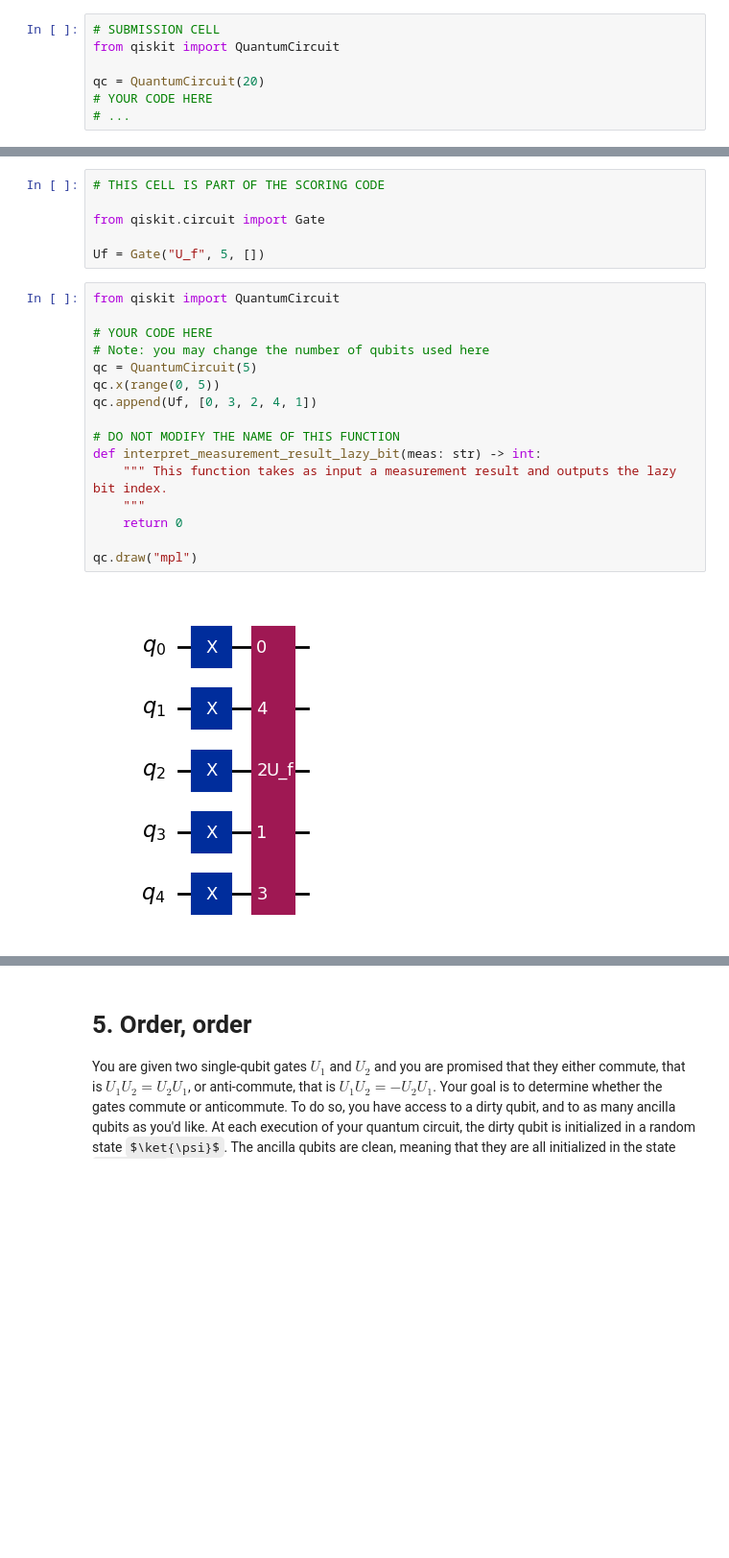
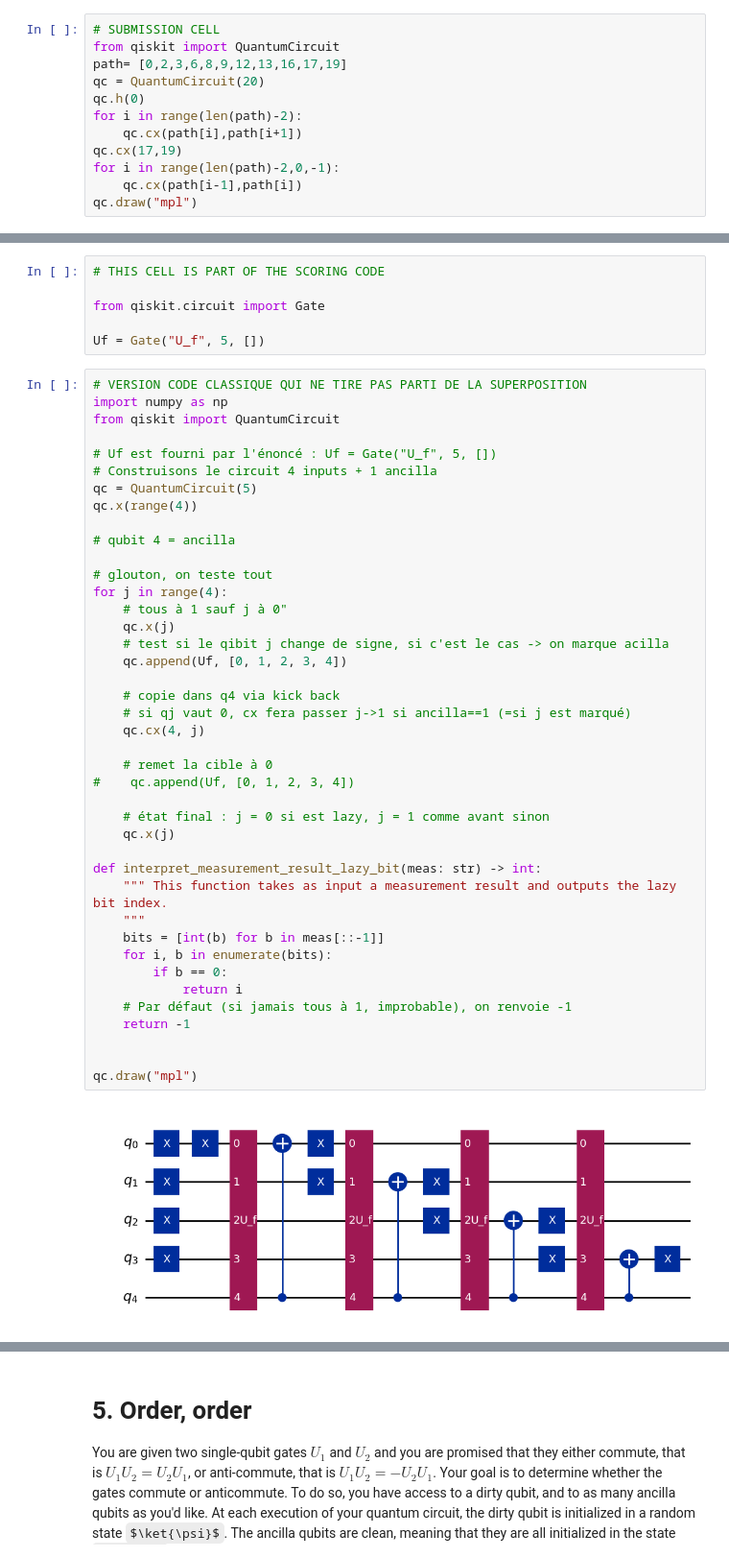
Before and after one commit to chaotiquetaurus/hackaton_interesemestre2, a Jupyter notebook: question_clean_team2.ipynb, the cells around one changed output, grey strips where cells are left out. Shown at 96% size. Cells and saved outputs as stored; diff of their text form; some formulas as TeX source; blank space fills up the shorter version.

Commit message:
version clean q1 3 4 6 8

```diff
--- a/question_clean_team2.ipynb
+++ b/question_clean_team2.ipynb
@@ -85,7 +85,12 @@ Your circuit will only be assigned a score if it produces the desired state. In
 # %%
 # SUBMISSION CELL
 from qiskit import QuantumCircuit
-
+path= [0,2,3,6,8,9,12,13,16,17,19]
 qc = QuantumCircuit(20)
-# YOUR CODE HERE
-# ...
+qc.h(0)
+for i in range(len(path)-2):
+    qc.cx(path[i],path[i+1])
+qc.cx(17,19)
+for i in range(len(path)-2,0,-1):
+    qc.cx(path[i-1],path[i])
+qc.draw("mpl")
@@ -244,20 +271,45 @@ from qiskit.circuit import Gate
 
 Uf = Gate("U_f", 5, [])
 # %%
+# VERSION CODE CLASSIQUE QUI NE TIRE PAS PARTI DE LA SUPERPOSITION
+import numpy as np
 from qiskit import QuantumCircuit
 
-# YOUR CODE HERE
-# Note: you may change the number of qubits used here
+# Uf est fourni par l'énoncé : Uf = Gate("U_f", 5, [])
+# Construisons le circuit 4 inputs + 1 ancilla
 qc = QuantumCircuit(5)
-qc.x(range(0, 5))
-qc.append(Uf, [0, 3, 2, 4, 1])
+qc.x(range(4))
 
-# DO NOT MODIFY THE NAME OF THIS FUNCTION
+# qubit 4 = ancilla
+
+# glouton, on teste tout
+for j in range(4):
+    # tous à 1 sauf j à 0"
+    qc.x(j)
+    # test si le qibit j change de signe, si c'est le cas -> on marque acilla
+    qc.append(Uf, [0, 1, 2, 3, 4])
+
+    # copie dans q4 via kick back
+    # si qj vaut 0, cx fera passer j->1 si ancilla==1 (=si j est marqué)
+    qc.cx(4, j)
+
+    # remet la cible à 0
+#    qc.append(Uf, [0, 1, 2, 3, 4])
+
+    # état final : j = 0 si est lazy, j = 1 comme avant sinon
+    qc.x(j)
+
 def interpret_measurement_result_lazy_bit(meas: str) -> int:
     """ This function takes as input a measurement result and outputs the lazy bit index.
     """
-    return 0
+    bits = [int(b) for b in meas[::-1]]
+    for i, b in enumerate(bits):
+        if b == 0:
+            return i
+    # Par défaut (si jamais tous à 1, improbable), on renvoie -1
+    return -1
+
 
 qc.draw("mpl")
 # %% [output]
-[figure, old version]
+[figure, new version]
```
Also changed, not shown: parts of 9 cells of this notebook.
